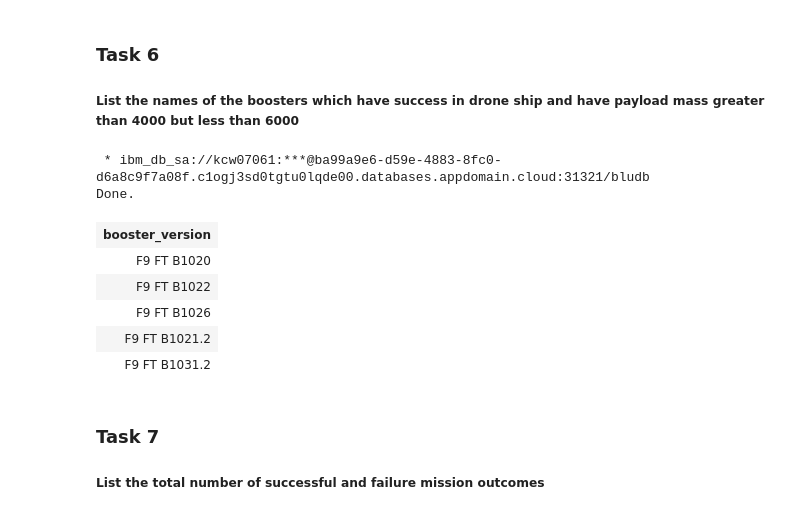
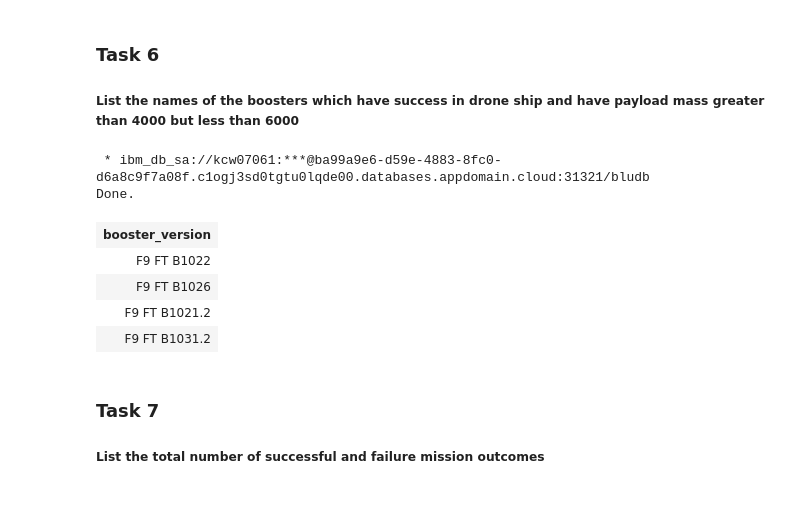
Before and after one commit to bistra3759/data-science-capstone, a Jupyter notebook: Applied Data Science Capstone_4.ipynb, the cells around one changed output. Drawn from its saved outputs; the diff is of its cells as text; code cells hidden in the pictures.

```diff
--- a/Applied Data Science Capstone_4.ipynb
+++ b/Applied Data Science Capstone_4.ipynb
@@ -236,12 +243,13 @@ Done.
 
 ##### List the names of the boosters which have success in drone ship and have payload mass greater than 4000 but less than 6000
 # %%
-%sql SELECT booster_version FROM SPACEXTBL WHERE (mission_outcome = 'Success') & (landing__outcome LIKE '%drone ship%') & (payload_mass__kg_ BETWEEN 4000 AND 6000)
+%%sql
+SELECT booster_version FROM SPACEXTBL
+WHERE (landing__outcome = 'Success (drone ship)') & (payload_mass__kg_ BETWEEN 4000 AND 6000)
 # %% [output]
  * ibm_db_sa://kcw07061:***@ba99a9e6-d59e-4883-8fc0-d6a8c9f7a08f.c1ogj3sd0tgtu0lqde00.databases.appdomain.cloud:31321/bludb
 Done.
 | booster_version |
-| F9 FT B1020 |
 | F9 FT B1022 |
 | F9 FT B1026 |
 | F9 FT B1021.2 |
```
Also changed, not shown: parts of 6 cells of this notebook.
